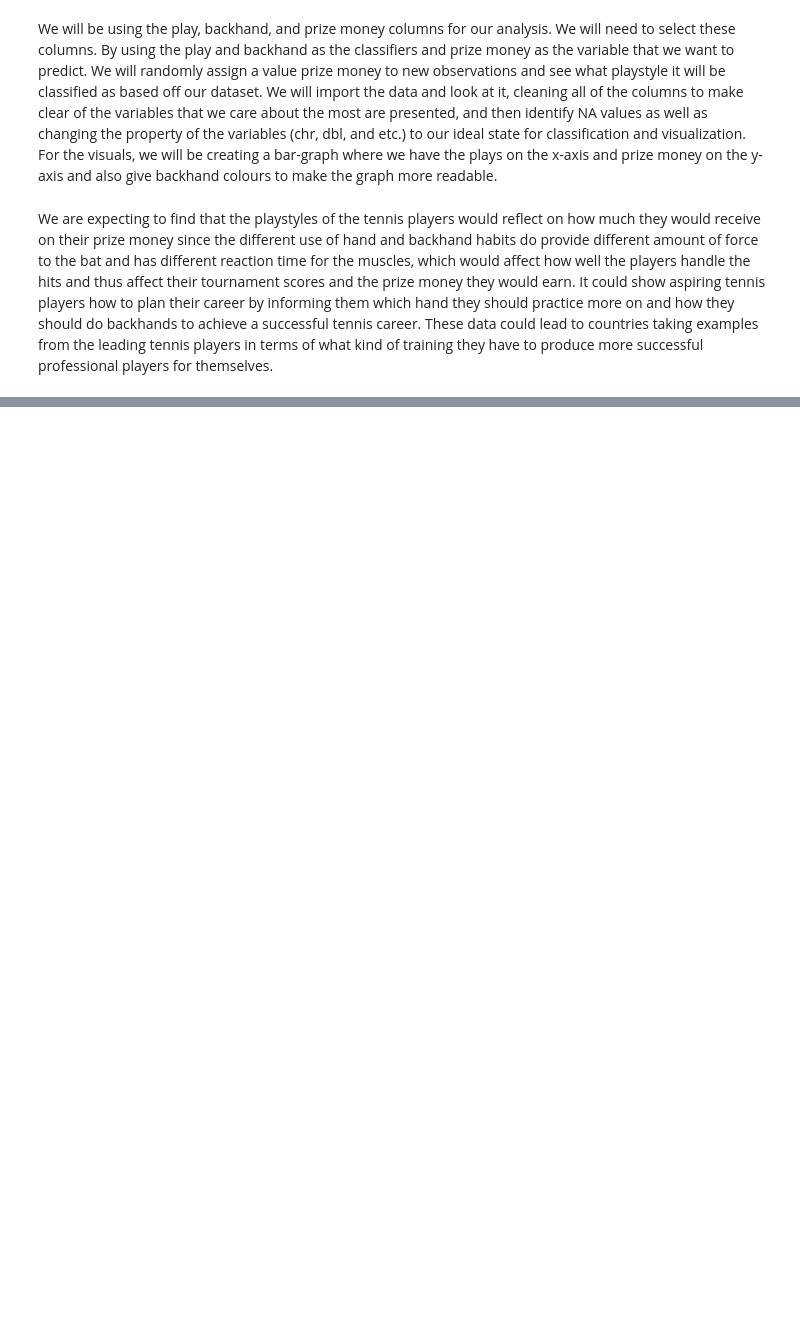
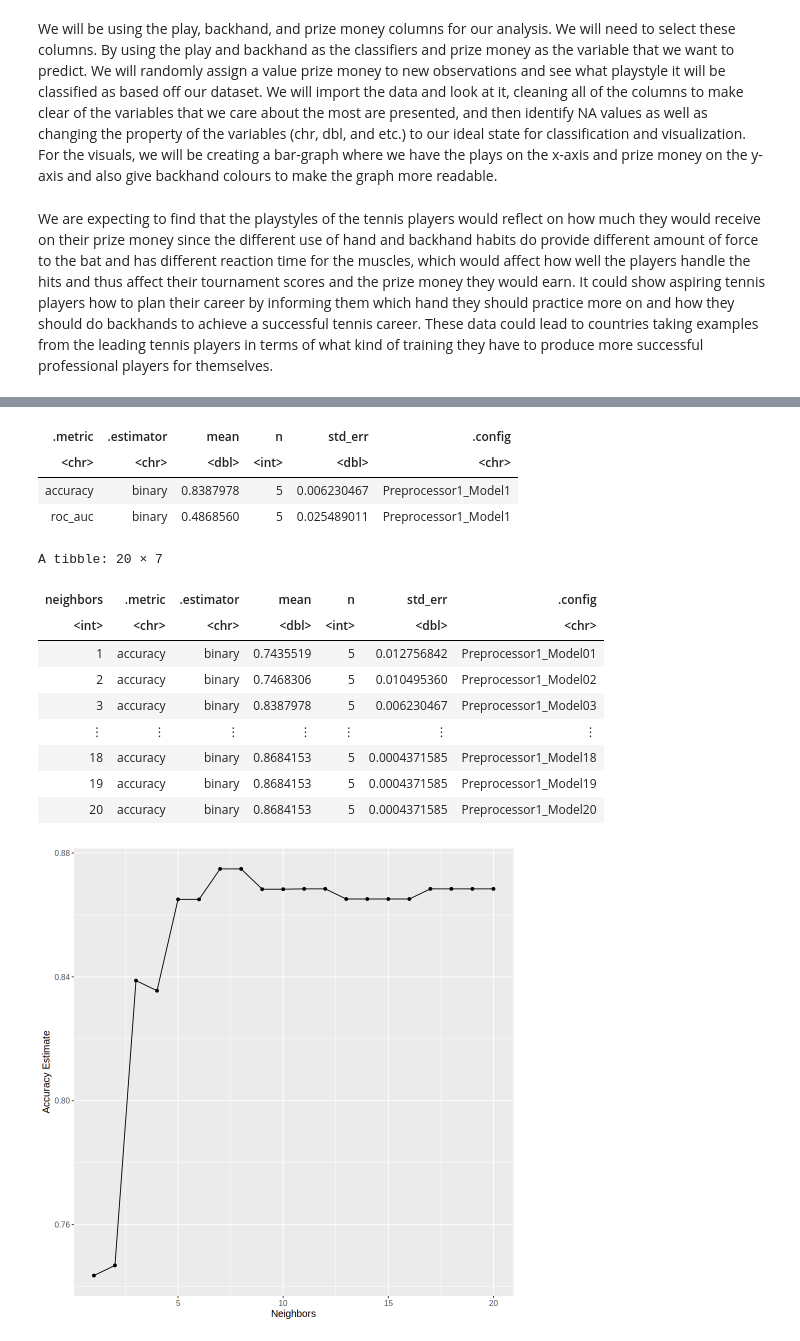
Before and after one commit to PoloName/Project_Player_Stats, a Jupyter notebook: Project_intro.ipynb, the cells around one changed output, grey strips where cells are left out. Drawn from its saved outputs; the diff is of its cells as text; code cells hidden in the pictures; blank space fills up the shorter version.

```diff
--- a/Project_intro.ipynb
+++ b/Project_intro.ipynb
@@ -138,4 +167,69 @@ A tibble: 305 × 3
+# %%
+set.seed(3456)
+
+player_data_split <- initial_split(player_data_better, prop = 0.75, strata = Plays)
+
+player_data_train <- training(player_data_split)
+
+player_data_test <- testing(player_data_split)
 # %% [markdown]
 We will be using the play, backhand, and prize money columns for our analysis. We will need to select these columns. By using the play and backhand as the classifiers and prize money as the variable that we want to predict. We will randomly assign a value prize money to new observations and see what playstyle it will be classified as based off our dataset. We will import the data and look at it, cleaning all of the columns to make clear of the variables that we care about the most are presented, and then identify NA values as well as changing the property of the variables (chr, dbl, and etc.) to our ideal state for classification and visualization. For the visuals, we will be creating a bar-graph where we have the plays on the x-axis and prize money on the y-axis and also give backhand colours to make the graph more readable.
 # %% [markdown]
 We are expecting to find that the playstyles of the tennis players would reflect on how much they would receive on their prize money since the different use of hand and backhand habits do provide different amount of force to the bat and has different reaction time for the muscles, which would affect how well the players handle the hits and thus affect their tournament scores and the prize money they would earn. It could show aspiring tennis players how to plan their career by informing them which hand they should practice more on and how they should do backhands to achieve a successful tennis career. These data could lead to countries taking examples from the leading tennis players in terms of what kind of training they have to produce more successful professional players for themselves.
+# %%
+options(repr.plot.width = 8, repr.plot.height = 8)
+set.seed(1234)
+
+player_recipe <- recipe(Plays ~ Best_Rank + Age, data = player_data_train) |>
+  step_scale(all_predictors()) |>
+  step_center(all_predictors())
+
+knn_spec <- nearest_neighbor(weight_func = "rectangular", neighbors = 3) |>
+  set_engine("kknn") |>
+  set_mode("classification")
+
+knn_fit <- workflow() |>
+  add_recipe(player_recipe) |>
+  add_model(knn_spec) |>
+  fit(data = player_data_train)
+
+player_vfold <- vfold_cv(player_data_train, v = 5, strata = Plays)
+
+player_recipe2 <- recipe(Plays ~ Best_Rank + Age,
+                        data = player_data_train) |>
+  step_scale(all_predictors()) |>
+  step_center(all_predictors())
+
+knn_fit2 <- workflow() |>
+  add_recipe(player_recipe2) |>
+  add_model(knn_spec) |>
+  fit_resamples(resamples = player_vfold)
+
+knn_fit2 |>
+  collect_metrics()
+
+knn_spec2 <- nearest_neighbor(weight_func = "rectangular",
+                             neighbors = tune()) |>
+  set_engine("kknn") |>
+  set_mode("classification")
+
+k_vals <- tibble(neighbors = seq(from = 1, to = 20))
+
+knn_results <- workflow() |>
+  add_recipe(player_recipe2) |>
+  add_model(knn_spec2) |>
+  tune_grid(resamples = player_vfold, grid = k_vals) |>
+  collect_metrics()
+
+accuracies <- knn_results |>
+  filter(.metric == "accuracy")
+accuracies
+
+accuracy_vs_k <- ggplot(accuracies, aes(x = neighbors, y = mean)) +
+  geom_point() +
+  geom_line() +
+  labs(x = "Neighbors", y = "Accuracy Estimate") +
+  theme(text = element_text(size = 12))
+
+accuracy_vs_k
+# %% [output]
@@ -141,0 +237,15 @@ We are expecting to find that the playstyles of the tennis players would reflect
+| .metric | .estimator | mean | n | std_err | .config |
+| <chr> | <chr> | <dbl> | <int> | <dbl> | <chr> |
+| accuracy | binary | 0.8387978 | 5 | 0.006230467 | Preprocessor1_Model1 |
+| roc_auc | binary | 0.4868560 | 5 | 0.025489011 | Preprocessor1_Model1 |
+A tibble: 20 × 7
+| neighbors | .metric | .estimator | mean | n | std_err | .config |
+| <int> | <chr> | <chr> | <dbl> | <int> | <dbl> | <chr> |
+| 1 | accuracy | binary | 0.7435519 | 5 | 0.012756842 | Preprocessor1_Model01 |
+| 2 | accuracy | binary | 0.7468306 | 5 | 0.010495360 | Preprocessor1_Model02 |
+| 3 | accuracy | binary | 0.8387978 | 5 | 0.006230467 | Preprocessor1_Model03 |
+| ⋮ | ⋮ | ⋮ | ⋮ | ⋮ | ⋮ | ⋮ |
+| 18 | accuracy | binary | 0.8684153 | 5 | 0.0004371585 | Preprocessor1_Model18 |
+| 19 | accuracy | binary | 0.8684153 | 5 | 0.0004371585 | Preprocessor1_Model19 |
+| 20 | accuracy | binary | 0.8684153 | 5 | 0.0004371585 | Preprocessor1_Model20 |
+[figure, added]
```
Also changed, not shown: parts of 10 cells of this notebook.
